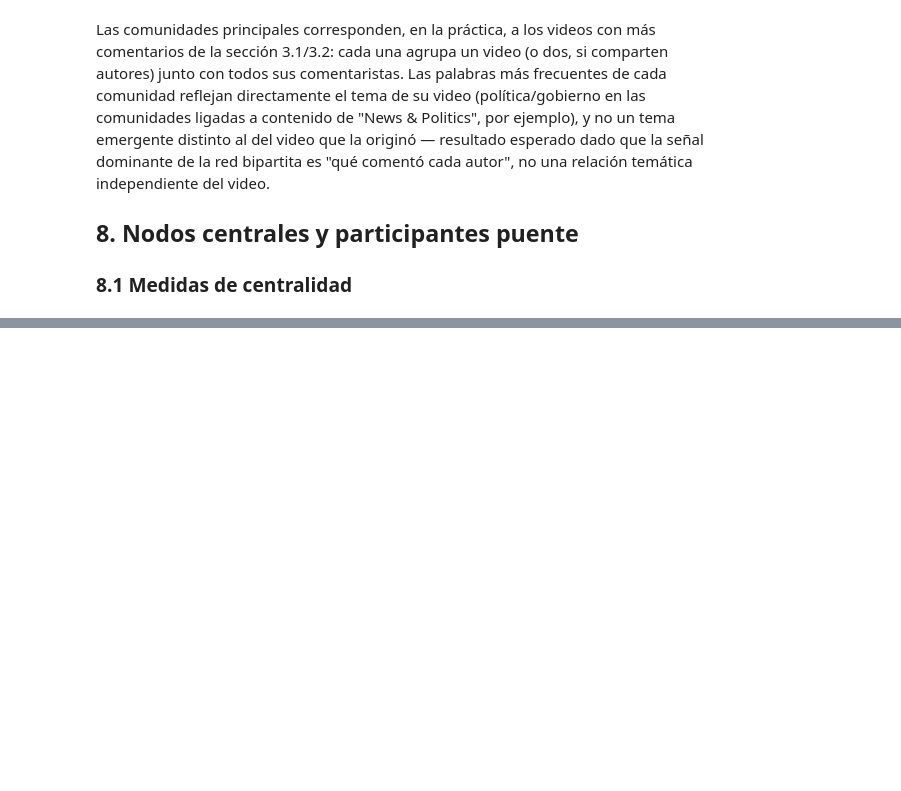
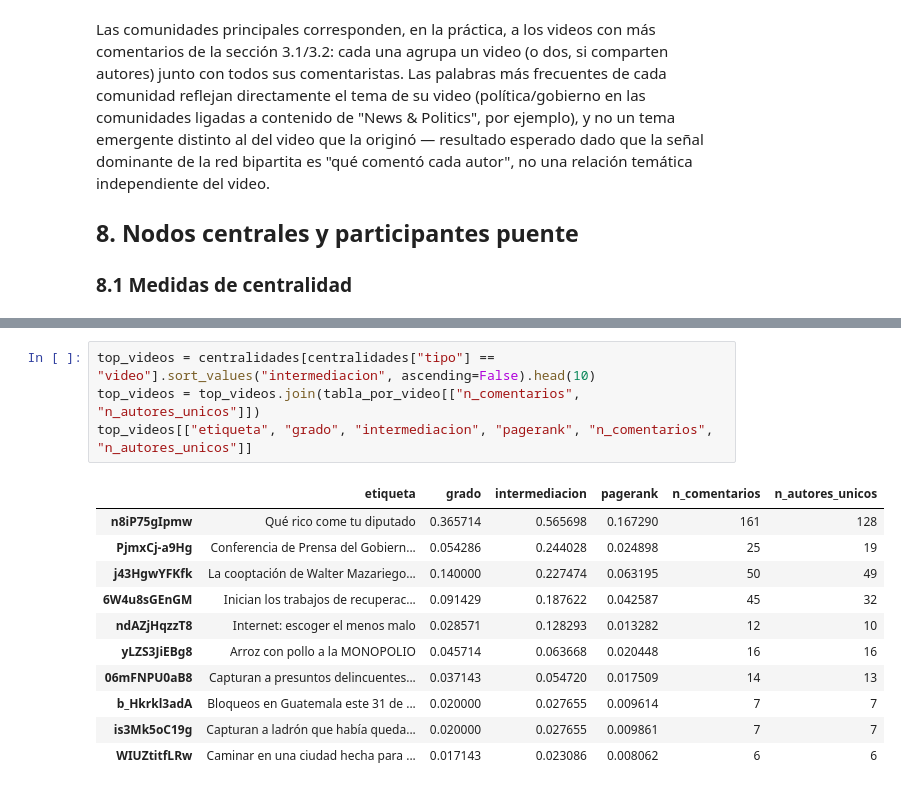
Before and after one commit to DavidDominguez-11/DS-Lab1, a Jupyter notebook: Laboratorio_6.ipynb, the cells around one changed output, grey strips where cells are left out. Drawn from its saved outputs; the diff is of its cells as text; blank space fills up the shorter version.

```diff
--- a/Laboratorio_6.ipynb
+++ b/Laboratorio_6.ipynb
@@ -1642,0 +1712,16 @@ video.
+# %%
+top_videos = centralidades[centralidades["tipo"] == "video"].sort_values("intermediacion", ascending=False).head(10)
+top_videos = top_videos.join(tabla_por_video[["n_comentarios", "n_autores_unicos"]])
+top_videos[["etiqueta", "grado", "intermediacion", "pagerank", "n_comentarios", "n_autores_unicos"]]
+# %% [output]
+|  | etiqueta | grado | intermediacion | pagerank | n_comentarios | n_autores_unicos |
+| n8iP75gIpmw | Qué rico come tu diputado | 0.365714 | 0.565698 | 0.167290 | 161 | 128 |
+| PjmxCj-a9Hg | Conferencia de Prensa del Gobiern... | 0.054286 | 0.244028 | 0.024898 | 25 | 19 |
+| j43HgwYFKfk | La cooptación de Walter Mazariego... | 0.140000 | 0.227474 | 0.063195 | 50 | 49 |
+| 6W4u8sGEnGM | Inician los trabajos de recuperac... | 0.091429 | 0.187622 | 0.042587 | 45 | 32 |
+| ndAZjHqzzT8 | Internet: escoger el menos malo | 0.028571 | 0.128293 | 0.013282 | 12 | 10 |
+| yLZS3JiEBg8 | Arroz con pollo a la MONOPOLIO | 0.045714 | 0.063668 | 0.020448 | 16 | 16 |
+| 06mFNPU0aB8 | Capturan a presuntos delincuentes... | 0.037143 | 0.054720 | 0.017509 | 14 | 13 |
+| b_Hkrkl3adA | Bloqueos en Guatemala este 31 de ... | 0.020000 | 0.027655 | 0.009614 | 7 | 7 |
+| is3Mk5oC19g | Capturan a ladrón que había queda... | 0.020000 | 0.027655 | 0.009861 | 7 | 7 |
+| WIUZtitfLRw | Caminar en una ciudad hecha para ... | 0.017143 | 0.023086 | 0.008062 | 6 | 6 |
```
Also changed, not shown: parts of 7 cells of this notebook.
